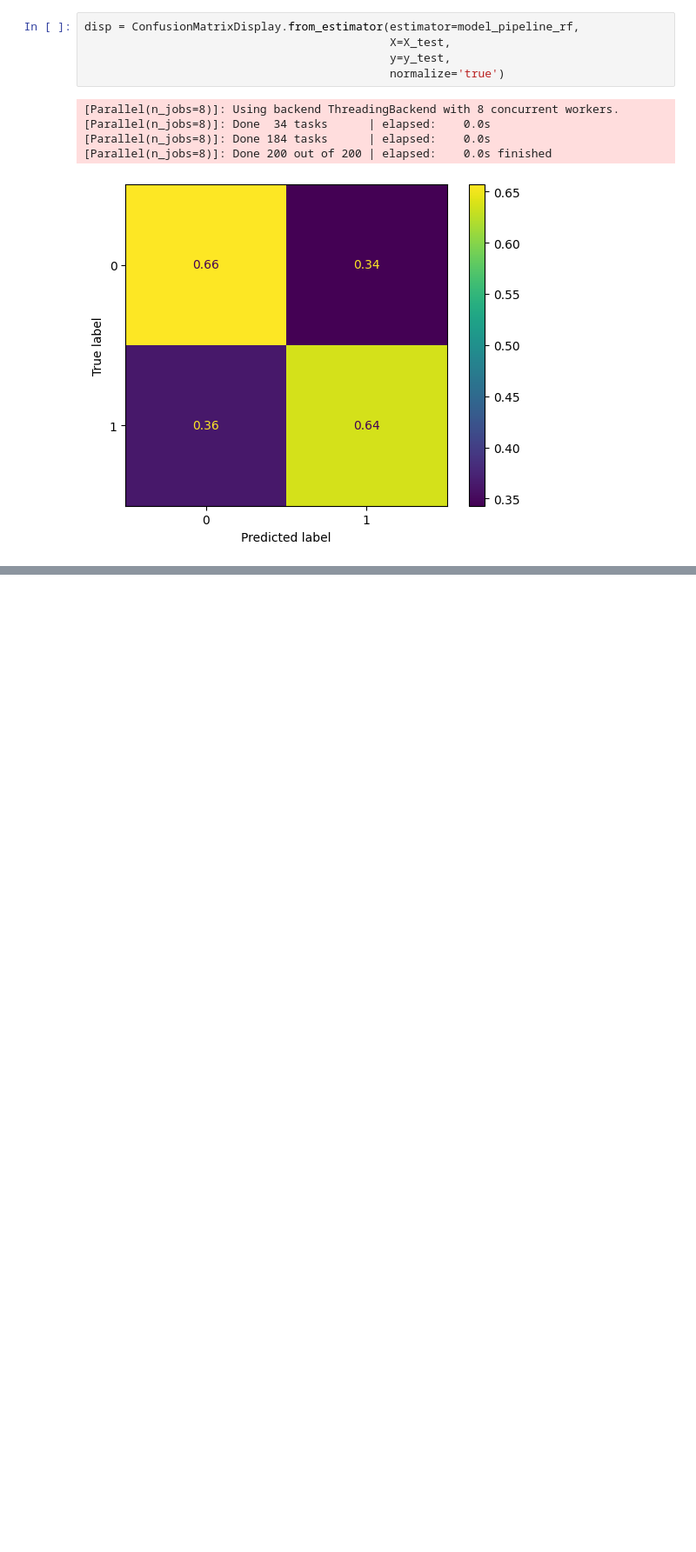
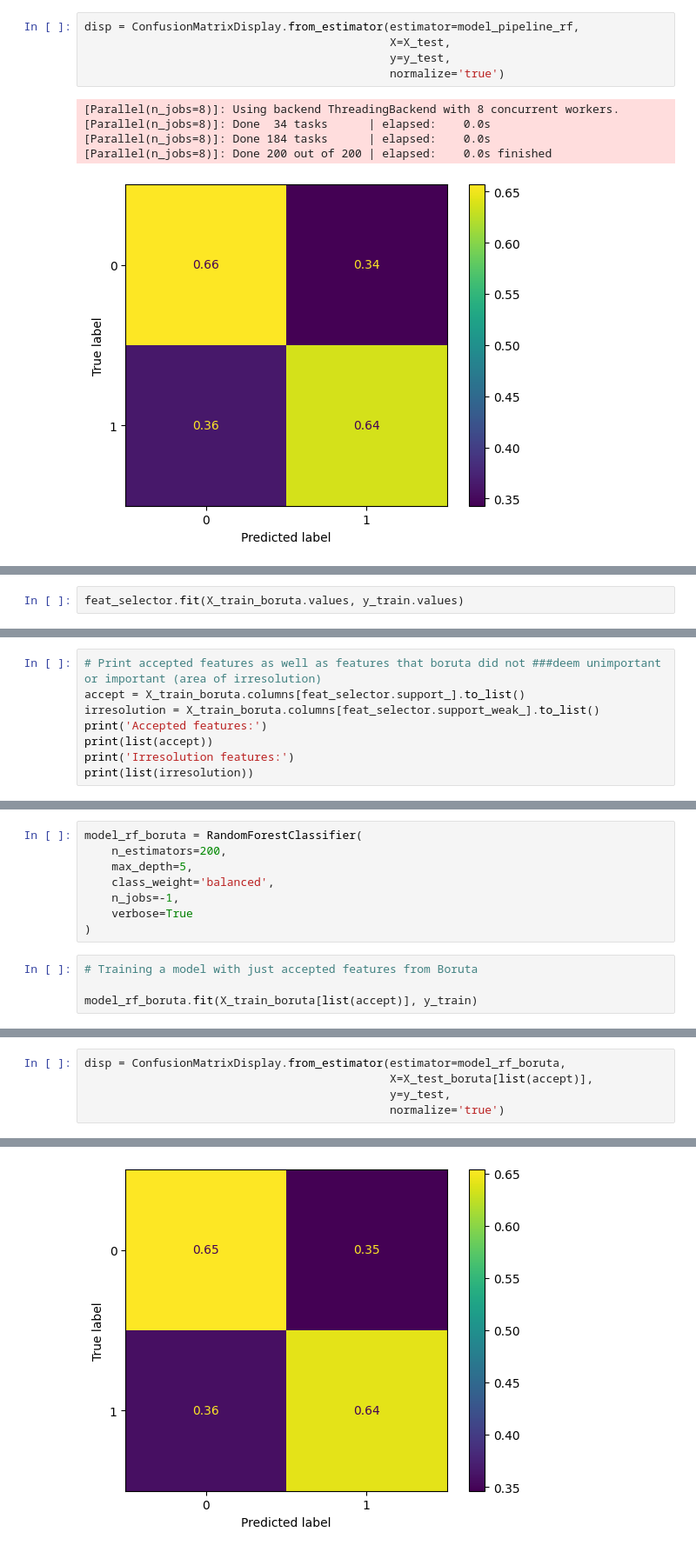
Before and after one commit to Py4Econmn/bullying-prediction, a Jupyter notebook: notebooks/001_modeling.ipynb, the cells around one changed output, grey strips where cells are left out. Shown: that part at 87% size. Drawn from its saved outputs; the diff is of its cells as text; blank space fills up the shorter version.

```diff
--- a/notebooks/001_modeling.ipynb
+++ b/notebooks/001_modeling.ipynb
@@ -266,0 +333,2 @@ disp = ConfusionMatrixDisplay.from_estimator(estimator=model_pipeline_rf,
+# %%
+feat_selector.fit(X_train_boruta.values, y_train.values)
@@ -266,0 +380,8 @@ disp = ConfusionMatrixDisplay.from_estimator(estimator=model_pipeline_rf,
+# %%
+# Print accepted features as well as features that boruta did not ###deem unimportant or important (area of irresolution)
+accept = X_train_boruta.columns[feat_selector.support_].to_list()
+irresolution = X_train_boruta.columns[feat_selector.support_weak_].to_list()
+print('Accepted features:')
+print(list(accept))
+print('Irresolution features:')
+print(list(irresolution))
@@ -266,0 +393,12 @@ disp = ConfusionMatrixDisplay.from_estimator(estimator=model_pipeline_rf,
+# %%
+model_rf_boruta = RandomForestClassifier(
+    n_estimators=200,
+    max_depth=5,
+    class_weight='balanced',
+    n_jobs=-1,
+    verbose=True
+)
+# %%
+# Training a model with just accepted features from Boruta
+
+model_rf_boruta.fit(X_train_boruta[list(accept)], y_train)
@@ -266,0 +429,6 @@ disp = ConfusionMatrixDisplay.from_estimator(estimator=model_pipeline_rf,
+# %%
+disp = ConfusionMatrixDisplay.from_estimator(estimator=model_rf_boruta,
+                                             X=X_test_boruta[list(accept)],
+                                             y=y_test,
+                                             normalize='true')
+# %% [output]
@@ -266,0 +439 @@ disp = ConfusionMatrixDisplay.from_estimator(estimator=model_pipeline_rf,
+[figure, added]
```
Also changed, not shown: parts of 19 cells of this notebook.
